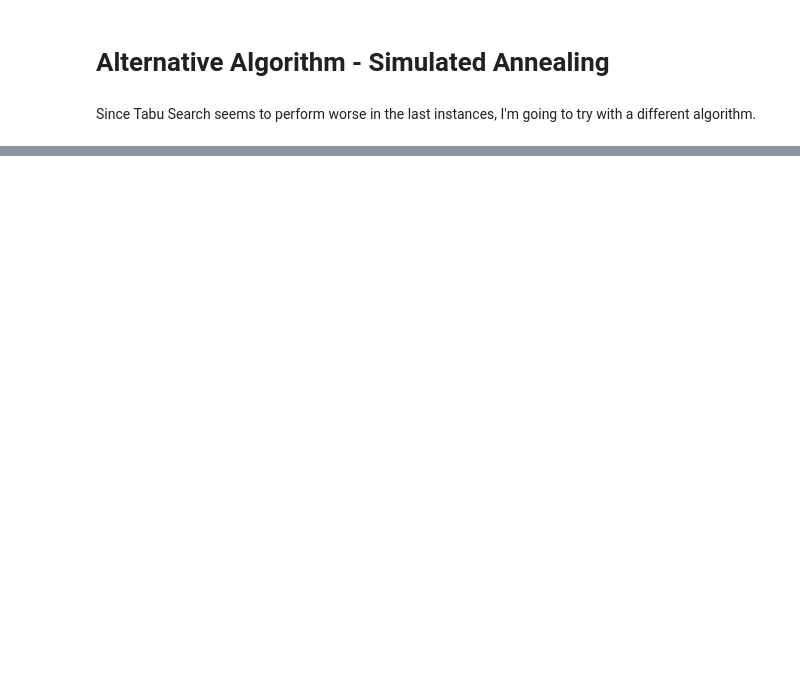
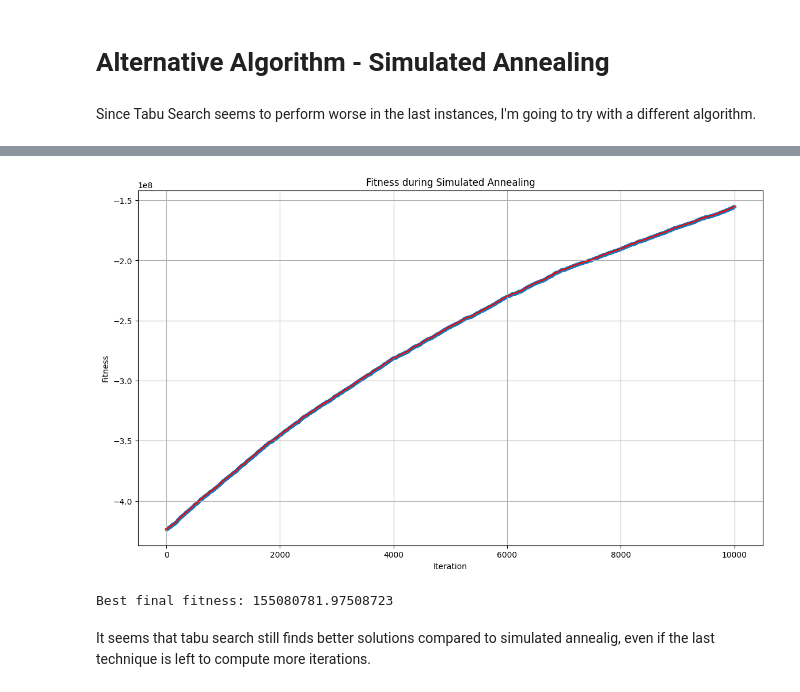
Before and after one commit to AlesoGio/CI2024_lab1, a Jupyter notebook: set-cover.ipynb, the cells around one changed output, grey strips where cells are left out. Saved outputs shown, nothing was run; the diff lists cells and outputs as text; code cells hidden in the pictures; blank space fills up the shorter version.

```diff
--- a/set-cover.ipynb
+++ b/set-cover.ipynb
@@ -366,0 +388,22 @@ ValueError: too many values to unpack (expected 2)
+# %%
+# Instance 6
+UNIVERSE_SIZE = 100_000
+NUM_SETS = 10_000
+DENSITY = 0.3
+
+rng = np.random.Generator(np.random.PCG64([UNIVERSE_SIZE, NUM_SETS, int(10_000 * DENSITY)]))
+
+SETS = np.random.random((NUM_SETS, UNIVERSE_SIZE)) < DENSITY
+for s in range(UNIVERSE_SIZE):
+    if not np.any(SETS[:, s]):
+        SETS[np.random.randint(NUM_SETS), s] = True
+COSTS = np.power(SETS.sum(axis=1), 1.1)
+
+
+best_solution, best_fitness = simulated_annealing(10000)
+print("Best final fitness:", best_fitness)
+# %% [output]
+[figure, added]
+Best final fitness: 155080781.97508723
+# %% [markdown]
+It seems that tabu search still finds better solutions compared to simulated annealig, even if the last technique is left to compute more iterations.
```
Also changed, not shown: parts of 5 cells of this notebook, 1 other file.
